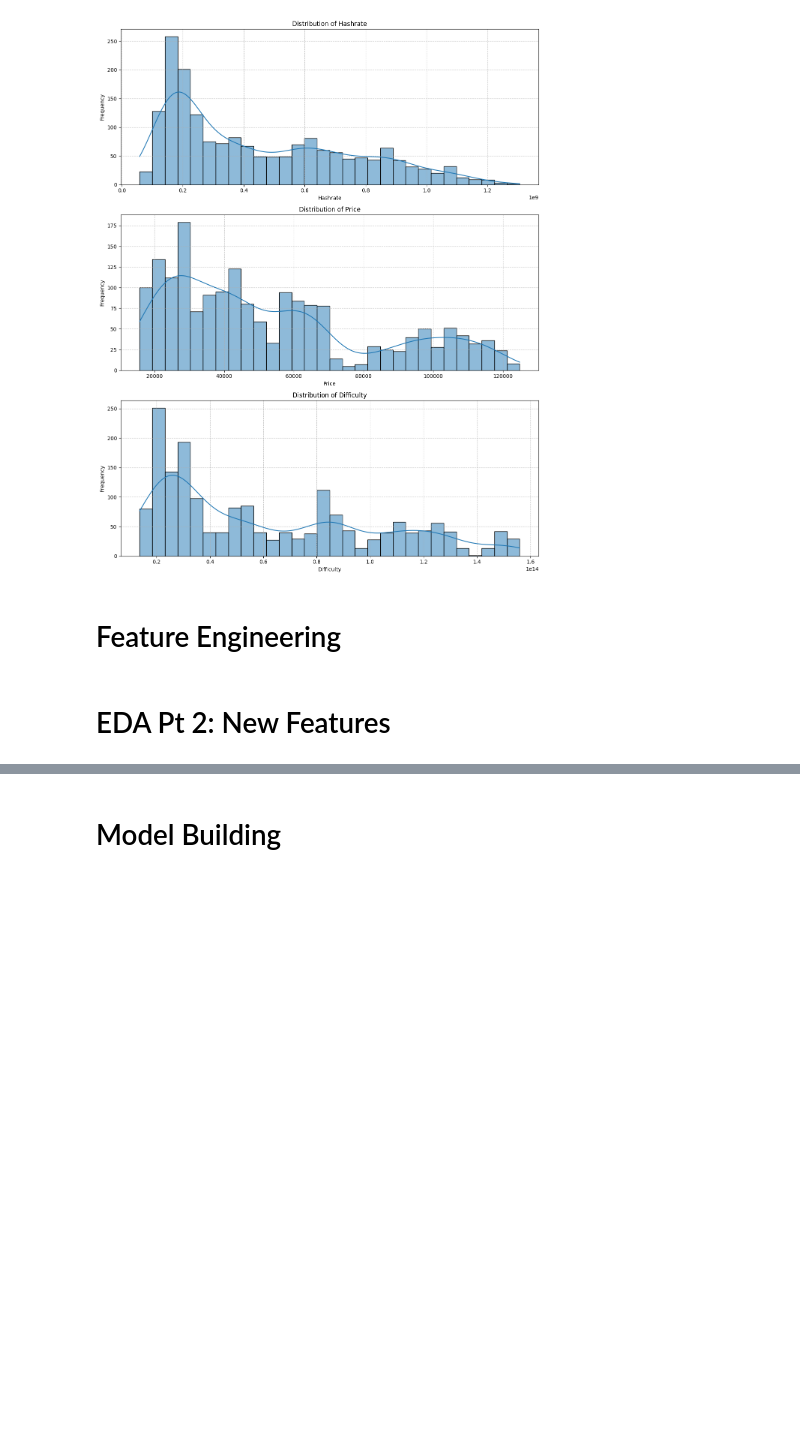
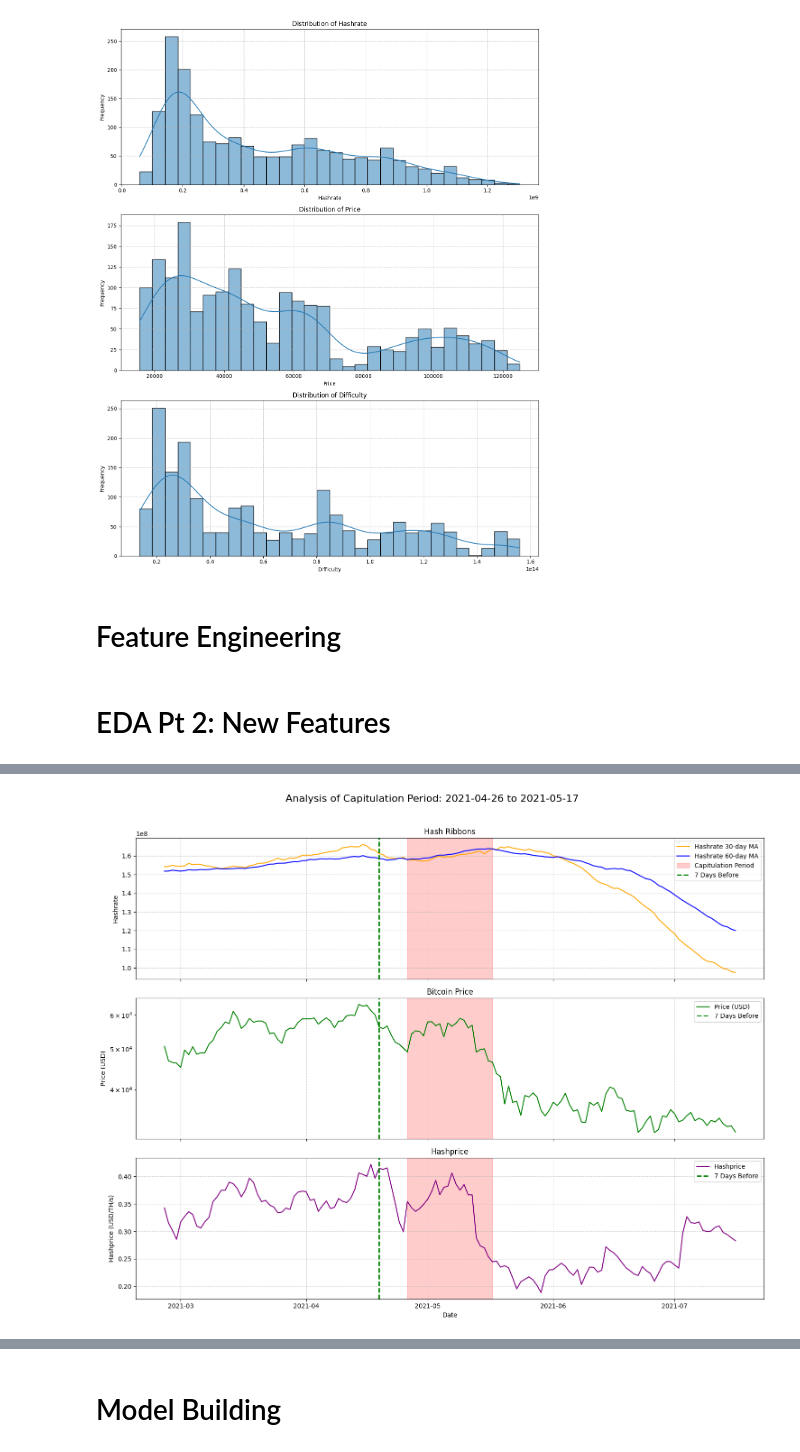
Before and after one commit to eduardocis/Bitcoin_Capitulation_NN_Predictor, a Jupyter notebook: code.ipynb, the cells around one changed output, grey strips where cells are left out. Saved outputs shown, nothing was run; the diff lists cells and outputs as text; code cells hidden in the pictures; blank space fills up the shorter version.

Commit message:
Added more graphs, features, and evaluation

```diff
--- a/code.ipynb
+++ b/code.ipynb
@@ -126,0 +240,52 @@ df = df.dropna()  # drop rows with NaN values created by feature engineering
+# %%
+start_viz_str = '2021-04-26'
+end_viz_str = '2021-05-17'
+start_viz = pd.to_datetime(start_viz_str)
+end_viz = pd.to_datetime(end_viz_str)
+
+if start_viz in df.index and end_viz in df.index:
+
+    sample_period = df.loc[start_viz - pd.Timedelta(days=60):end_viz + pd.Timedelta(days=60)]
+
+    # Calculate 7 days before start
+    seven_days_before = start_viz - pd.Timedelta(days=7)
+
+    fig, axes = plt.subplots(3, 1, figsize=(15, 12), sharex=True)
+    fig.suptitle(f'Analysis of Capitulation Period: {start_viz.date()} to {end_viz.date()}', fontsize=16)
+
+    # Plot hashrate and MAs
+    axes[0].plot(sample_period.index, sample_period['hashrate_ma30'], label='Hashrate 30-day MA', color='orange')
+    axes[0].plot(sample_period.index, sample_period['hashrate_ma60'], label='Hashrate 60-day MA', color='blue')
+    axes[0].axvspan(start_viz, end_viz, color='red', alpha=0.2, label='Capitulation Period')
+    axes[0].axvline(seven_days_before, color='green', linestyle='--', linewidth=2, label='7 Days Before')
+    axes[0].set_title("Hash Ribbons")
+    axes[0].set_ylabel("Hashrate")
+    axes[0].legend()
+    axes[0].grid(True, linestyle='--', alpha=0.6)
+
+    # Plot price
+    axes[1].plot(sample_period.index, sample_period['price'], label='Price (USD)', color='green')
+    axes[1].axvspan(start_viz, end_viz, color='red', alpha=0.2)
+    axes[1].axvline(seven_days_before, color='green', linestyle='--', linewidth=2, label='7 Days Before')
+    axes[1].set_title("Bitcoin Price")
+    axes[1].set_ylabel("Price (USD)")
+    axes[1].legend()
+    axes[1].grid(True, linestyle='--', alpha=0.6)
+    axes[1].set_yscale('log')
+
+    # Plot hashprice
+    axes[2].plot(sample_period.index, sample_period['hashprice'], label='Hashprice', color='purple')
+    axes[2].axvspan(start_viz, end_viz, color='red', alpha=0.2)
+    axes[2].axvline(seven_days_before, color='green', linestyle='--', linewidth=2, label='7 Days Before')
+    axes[2].set_title("Hashprice")
+    axes[2].set_ylabel("Hashprice (USD/TH/s)")
+    axes[2].legend()
+    axes[2].grid(True, linestyle='--', alpha=0.6)
+
+    plt.xlabel("Date")
+    plt.tight_layout(rect=[0, 0, 1, 0.96])
+    plt.show()
+else:
+    print(f"Could not find the specified visualization period ({start_viz_str} to {end_viz_str}) in the data.")
+# %% [output]
+[figure, added]
```
Also changed, not shown: parts of 9 cells of this notebook.
